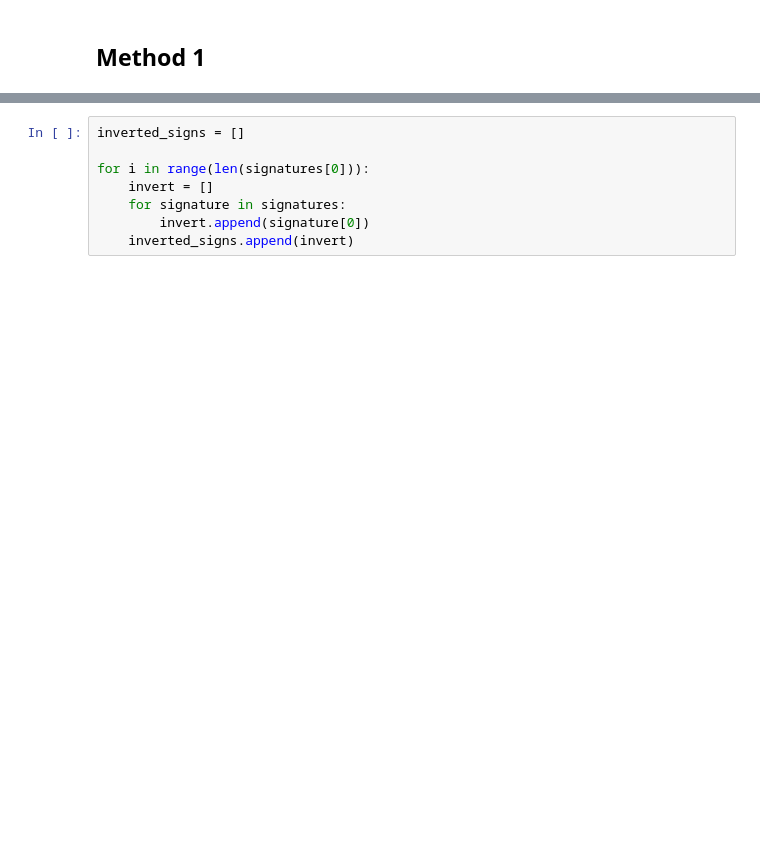
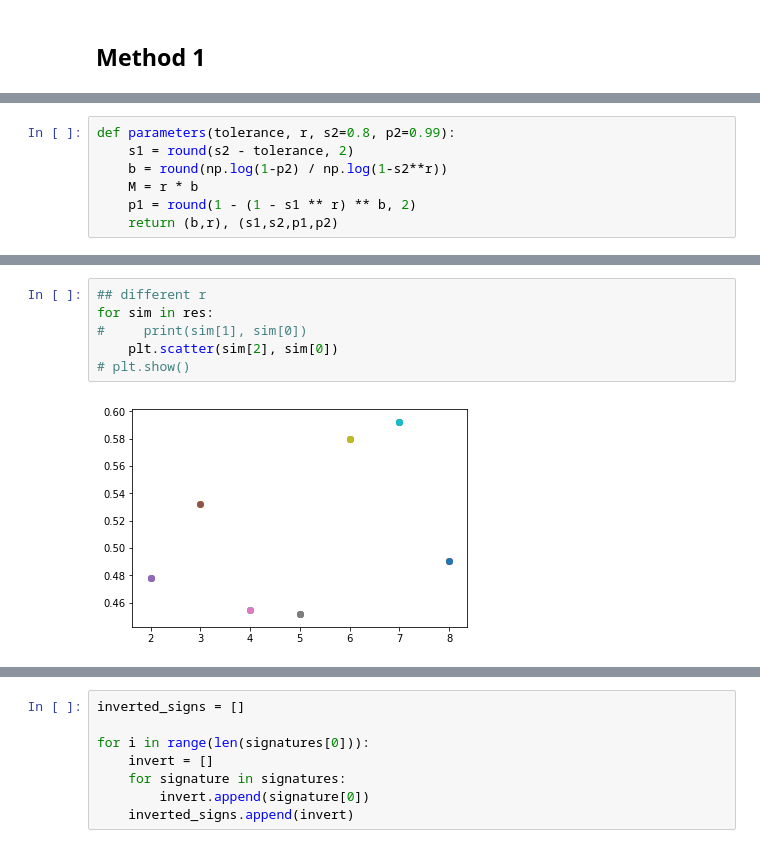
Before and after one commit to KadjelRamkisoen/LSH_PlagiarismDetection, a Jupyter notebook: LSH.ipynb, the cells around one changed output, grey strips where cells are left out. Saved outputs shown, nothing was run; the diff lists cells and outputs as text; blank space fills up the shorter version.

```diff
--- a/LSH.ipynb
+++ b/LSH.ipynb
@@ -177,0 +198,7 @@ class LSH:
+# %%
+def parameters(tolerance, r, s2=0.8, p2=0.99):
+    s1 = round(s2 - tolerance, 2)
+    b = round(np.log(1-p2) / np.log(1-s2**r))
+    M = r * b
+    p1 = round(1 - (1 - s1 ** r) ** b, 2)
+    return (b,r), (s1,s2,p1,p2)
@@ -177,0 +323,8 @@ class LSH:
+# %%
+## different r
+for sim in res:
+#     print(sim[1], sim[0])
+    plt.scatter(sim[2], sim[0])
+# plt.show()
+# %% [output]
+[figure, added]
```
Also changed, not shown: parts of 25 cells of this notebook, 1 other file.
